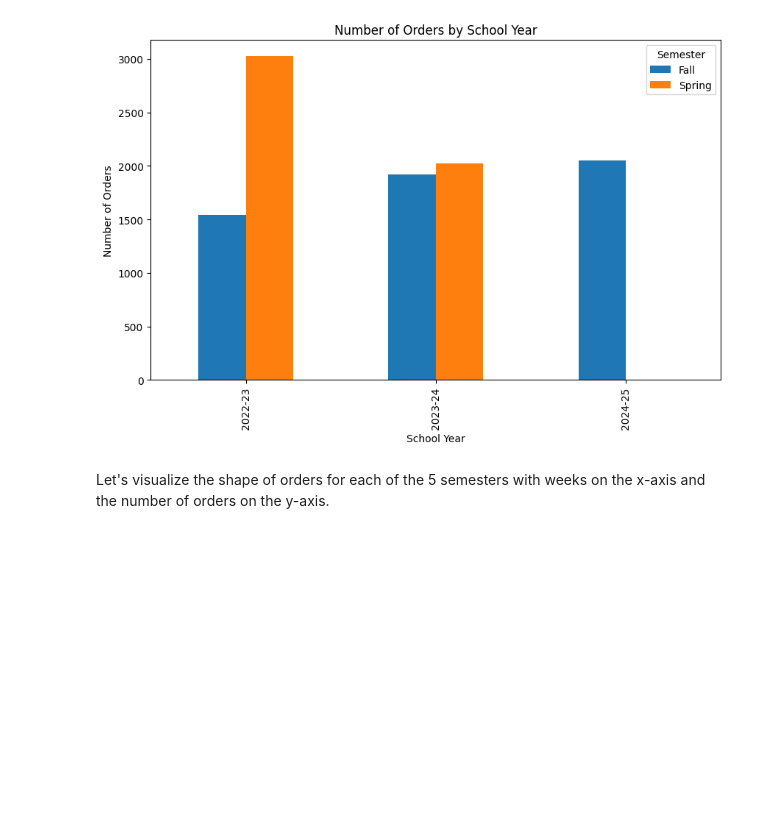
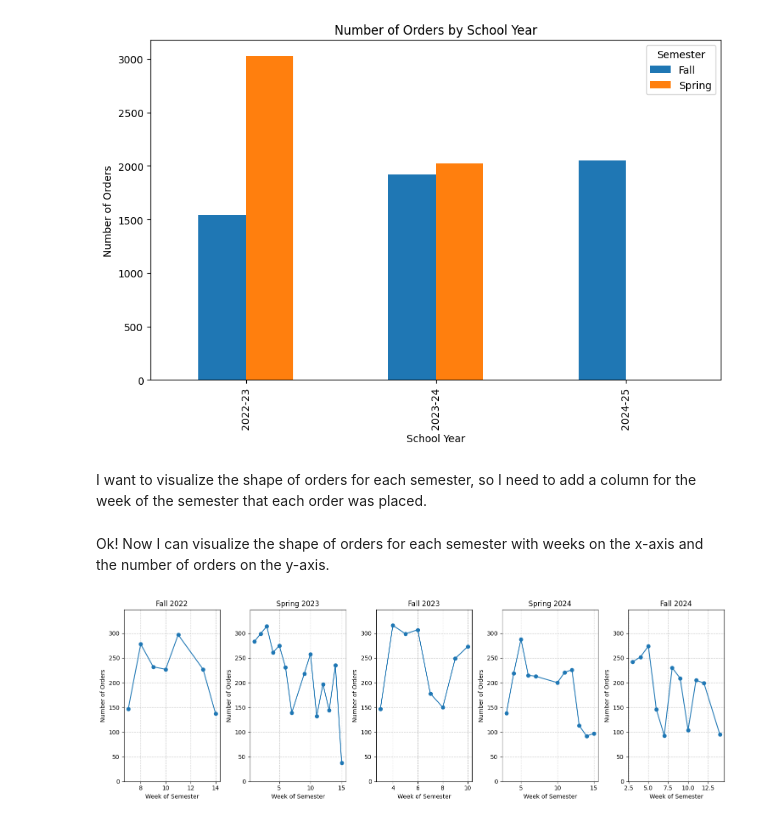
Before and after one commit to swangtree/milk_and_honey_prep_forecast, a Jupyter notebook: data_exploration.ipynb, the cells around one changed output. Cells and saved outputs as stored; diff of their text form; code cells hidden in the pictures; blank space fills up the shorter version.

Commit message:
feat: add semester order volume visualization
- create visualization for order volume by semester
- save plot to figures directory

```diff
--- a/data_exploration.ipynb
+++ b/data_exploration.ipynb
@@ -79,3 +82,5 @@ plt.ylabel("Number of Orders")
 plt.show()
 # %% [output]
 [figure]
+# %% [markdown]
+I want to visualize the shape of orders for each semester, so I need to add a column for the week of the semester that each order was placed.
@@ -82,2 +128,51 @@ plt.show()
 # %% [markdown]
-Let's visualize the shape of orders for each of the 5 semesters with weeks on the x-axis and the number of orders on the y-axis.
+Ok! Now I can visualize the shape of orders for each semester with weeks on the x-axis and the number of orders on the y-axis.
+# %%
+# calculate number of rows and columns needed for subplots
+n_cols = 5  # can adjust later
+n_rows = (len(order) + n_cols - 1) // n_cols
+
+# create figure with subplots
+fig, axes = plt.subplots(n_rows, n_cols, figsize=(15, 5*n_rows))
+axes = axes.flatten()  # flatten to make indexing easier
+
+plot_idx = 0
+order = ["Fall 2022", "Spring 2023", "Fall 2023", "Spring 2024", "Fall 2024", "Spring 2025"]
+
+for semester_label in order:
+    # parse year and semester from label
+    sem, year = semester_label.split()
+    year = int(year)
+
+    # get data for this semester
+    semester_data = df[
+        (df["Year"] == year) &
+        (df["Semester"] == sem)
+    ]
+
+    if len(semester_data) > 0:
+        # count orders per week
+        weekly_orders = semester_data.groupby("School_Week").size()
+
+        # plot line on appropriate subplot
+        axes[plot_idx].plot(weekly_orders.index, weekly_orders.values, marker='o')
+        axes[plot_idx].set_title(semester_label)
+        axes[plot_idx].set_xlabel("Week of Semester")
+        axes[plot_idx].set_ylabel("Number of Orders")
+        axes[plot_idx].grid(True, linestyle='--', alpha=0.7)
+
+        plot_idx += 1
+
+# remove empty subplots if any
+for idx in range(plot_idx, len(axes)):
+    fig.delaxes(axes[idx])
+
+# align y-axis limits
+y_max = df.groupby(["Year", "Semester", "School_Week"]).size().max() * 1.1
+for ax in axes[:plot_idx]:
+    ax.set_ylim(0, y_max)
+
+plt.tight_layout()
+plt.show()
+# %% [output]
+[figure, added]
```
Also changed, not shown: parts of 9 cells of this notebook, 1 other file.
